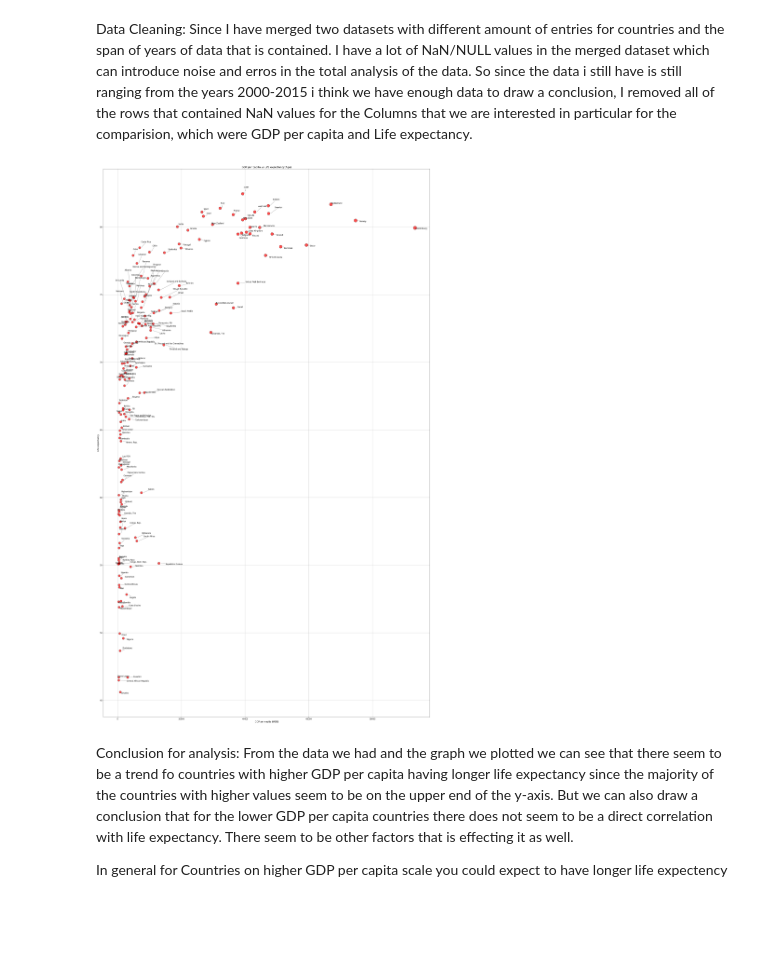
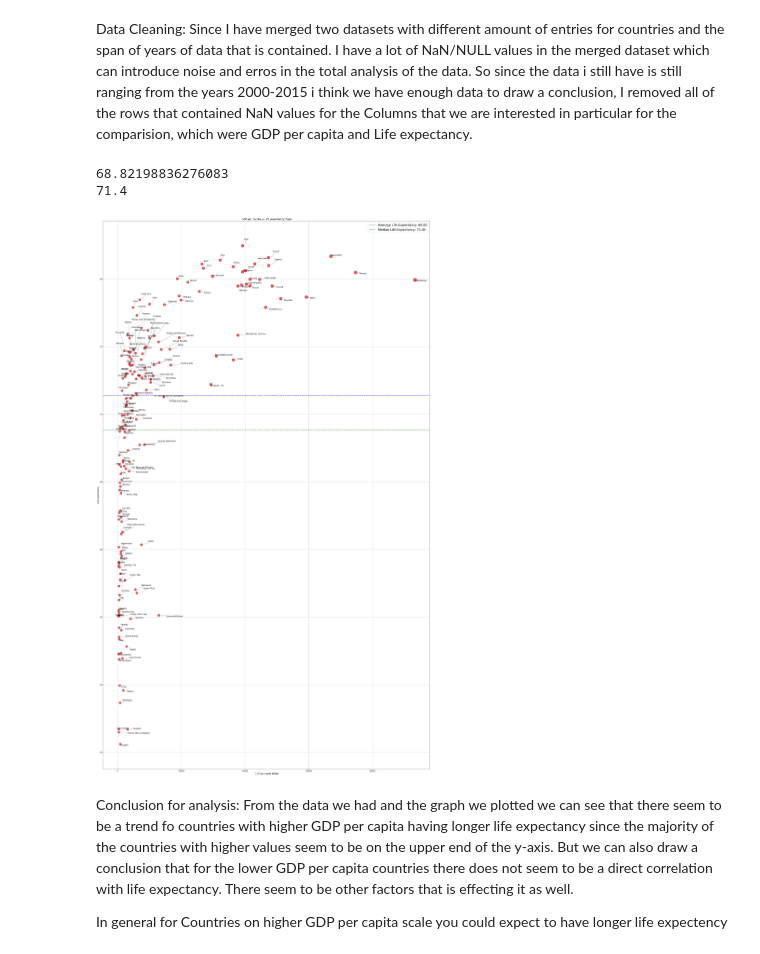
Before and after one commit to MeganeUme/inlam_pandas, a Jupyter notebook: inlam_pandas.ipynb, the cells around one changed output. Saved outputs shown, nothing was run; the diff lists cells and outputs as text; code cells hidden in the pictures; blank space fills up the shorter version.

Commit message:
Add details to graph

```diff
--- a/inlam_pandas.ipynb
+++ b/inlam_pandas.ipynb
@@ -59,34 +59,49 @@ from adjustText import adjust_text
 # Scale the dot size based on GDP per capita
 min_dot_size = 200
 max_dot_size = 500
 dot_size = min_dot_size + (max_dot_size - min_dot_size) * (sorted_df['GDP_per_capita_USD'] / sorted_df['GDP_per_capita_USD'].max())
+
+average_life_expectancy = sorted_df["Life_expectancy"].mean()
+print(average_life_expectancy)
+
+median_life_expectancy = df_cleaned["Life_expectancy"].median()
+print(median_life_expectancy)
 
 # Plotting
 plt.figure(figsize=(30, 50))  # Adjusted figure size
 
 scatter = plt.scatter(sorted_df['GDP_per_capita_USD'], sorted_df['Life_expectancy'], s=dot_size, c='red', edgecolors="black", alpha=0.7)
 
 texts = []
 for i, country in enumerate(sorted_df.index):
     # Adjust label position
     texts.append(plt.text(sorted_df['GDP_per_capita_USD'][i] + 500, sorted_df['Life_expectancy'][i], country,
                           fontsize=12, ha='left', va='center'))  # Adjusted label position
 
 # Adjust label positions to avoid overlap
 adjust_text(texts, arrowprops=dict(arrowstyle="-", color='k', lw=0.5))
 
 plt.title('GDP per capita vs Life expectancy(Age)', fontsize=16)
 plt.xlabel('GDP per capita (USD)', fontsize=14)
 plt.ylabel('Life expectancy', fontsize=14)
 plt.xticks(fontsize=12)
 plt.yticks(fontsize=12)
 
+plt.axhline(average_life_expectancy, color="green", linewidth=2, linestyle="--", label=f'Average Life Expectancy: {average_life_expectancy:.2f}')
+
+plt.axhline(median_life_expectancy, color="blue", linewidth=2, linestyle="--", label=f'Median Life Expectancy: {median_life_expectancy:.2f}')
+
 plt.grid(True)
+
+# Adding legend
+plt.legend(loc='upper right', fontsize=20)
 
 plt.tight_layout()
 plt.show()
 # %% [output]
+68.82198836276083
+71.4
-[figure, old version]
+[figure, new version]
 # %% [markdown]
 Conclusion for analysis:
 From the data we had and the graph we plotted we can see that there seem to be a trend fo countries with higher GDP per capita having longer life expectancy since the majority of the countries with higher values seem to be on the upper end of the y-axis.
```
Also changed, not shown: parts of 2 cells of this notebook.
